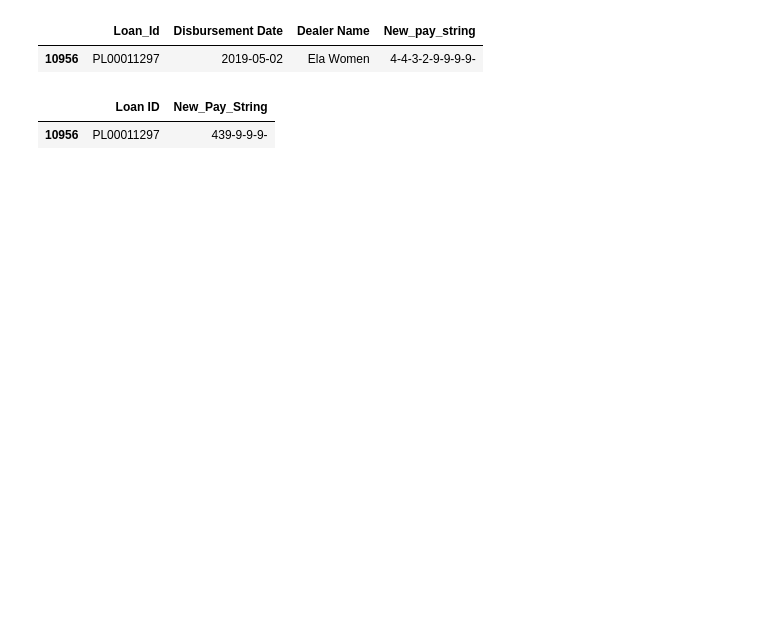
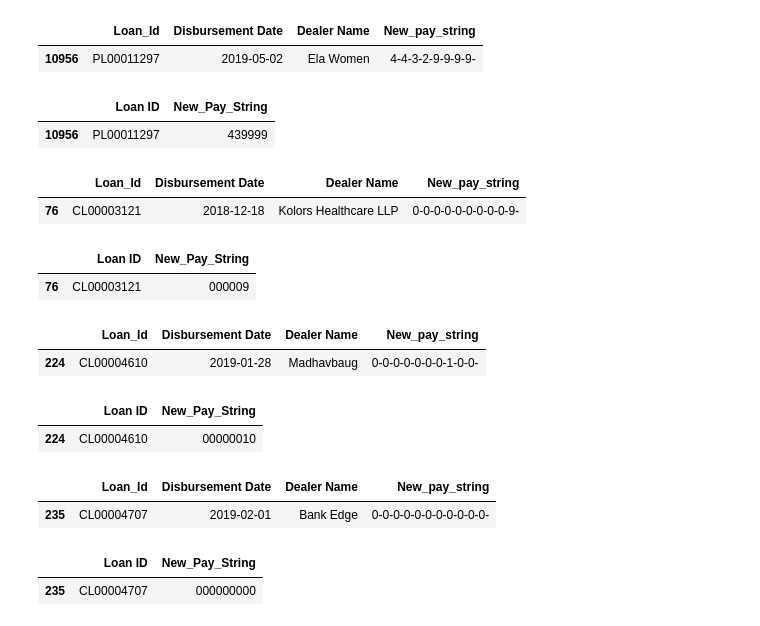
Before and after one commit to paragnayak/Data-Science, a Jupyter notebook: EMI_Date_Tracker.ipynb, the cells around one changed output. Cells and saved outputs as stored; diff of their text form; code cells hidden in the pictures; blank space fills up the shorter version.

```diff
--- a/EMI_Date_Tracker.ipynb
+++ b/EMI_Date_Tracker.ipynb
@@ -216,0 +259,9 @@ for i in range(len(data)):
+# %%
+for i in range(len(data)):
+  str1 = ''
+  if col2[i] != 0:
+    a = col2[i]
+    for j in range(len(a)):
+      delta = pd.to_datetime(a[j])-(pd.to_datetime(data['EMI Start Date'][i]) + timedelta(days=(30*j)))
+      x = delta.days
+    print(x)
@@ -725,17 +822,17 @@ float(col_3[1][1])<float(col_5[0]) # Compating the two float values.
 True
 # %%
 col_7 =[]
-for i in range(len(col_3)):
+for i in range(len(col_3)):  # The col_3 consists of the values of the Last Payment Amount column in the data frame data.
   if col_3[i]!=0:
-    x=col_3[i] + ['0','0','0','0','0','0','0','0','0','0','0','0','0','0','0','0','0','0']
+    x=col_3[i] + ['0','0','0','0','0','0','0','0','0','0','0','0','0','0','0','0','0','0','0','0','0','0','0']
     col_7.append(x)
   else:
     col_7.append(0)
 # %%
 Pay_string3 = []
-for i in range(len(data)):
+for i in range(len(col2)):
   str1= ''
-  if (col2[i] != 0) and (col_7[i]!=0):
+  if (col2[i] != 0) and (col_7[i]!=0): # Col_7 will consists of the last payment amount along with the zeroes and col2 consists of the last payment date
     a = col2[i]
     b=col_7[i]
     for j in range(len(a)):
@@ -769,7 +866,7 @@ for i in range(len(data)):
         str1 = str1 + str(2)
       elif ((x>=61) and (x<=90)) and ((float(b[j])+ float(b[j+1])+float(b[j+2]))==float(data['EMI Amount'][i])):
         str1 = str1 + str(3)
-      elif (x>=91) and ((float(b[j])+ float(b[j+1])+float(b[j+2]))==float(data['EMI Amount'][i])):
+      elif (x>90) and ((float(b[j])+ float(b[j+1])+float(b[j+2]))==float(data['EMI Amount'][i])):
         str1 = str1 +str(4)
   else:
     str1 = str1 + ''
@@ -779,16 +876,16 @@ for i in range(len(data)):
 from datetime import date
 import math
 new_list10 = []
-for i in range(len(data)):
+for i in range(len(col2)):
     str1 = ''
     delta = (pd.to_datetime(date.today())-pd.to_datetime(data['Upcoming EMI Date'][i]))
     x = delta.days
     if x<0 and (col4[i] != 0):
       str1 = str1 + ''
     elif (x>0) and (x> (int(data['No. Of Pending EMIs'][i]*30))) and (col4[i] != 0):
-      str1 = str1 + (int(data['No. Of Pending EMIs'][i])*'9-')
+      str1 = str1 + (int(data['No. Of Pending EMIs'][i])*'9')
     elif (x>0) and (x< (int(data['No. Of Pending EMIs'][i]*30))) and (col4[i] != 0):
-      str1 = str1 + (int((math.ceil(x/30)))*'9-')
+      str1 = str1 + (int((math.ceil(x/30)))*'9')
     new_list10.append(str1)
 # %%
 new_l11=[]
@@ -812,8 +940,39 @@ df_5[df_5['Loan_Id']=='PL00011297'] # The old value
 # %% [output]
 |  | Loan_Id | Disbursement Date | Dealer Name | New_pay_string |
 | 10956 | PL00011297 | 2019-05-02 | Ela Women | 4-4-3-2-9-9-9-9- |
+# %%
+
+df_l[df_l['Loan ID']=='PL00011297'] # The New revised value
+# %% [output]
+|  | Loan ID | New_Pay_String |
+| 10956 | PL00011297 | 439999 |
+# %%
+df_5[df_5['Loan_Id']=='CL00003121'] # The old value
+# %% [output]
+|  | Loan_Id | Disbursement Date | Dealer Name | New_pay_string |
+| 76 | CL00003121 | 2018-12-18 | Kolors Healthcare LLP | 0-0-0-0-0-0-0-0-0-9- |
 # %%
-df_l[df_l['Loan ID']=='PL00011297'] # The New revised value
+df_l[df_l['Loan ID']=='CL00003121'] # The New revised value
 # %% [output]
 |  | Loan ID | New_Pay_String |
-| 10956 | PL00011297 | 439-9-9-9- |
+| 76 | CL00003121 | 000009 |
+# %%
+df_5[df_5['Loan_Id']=='CL00004610'] # The old value
+# %% [output]
+|  | Loan_Id | Disbursement Date | Dealer Name | New_pay_string |
+| 224 | CL00004610 | 2019-01-28 | Madhavbaug | 0-0-0-0-0-0-0-1-0-0- |
+# %%
+df_l[df_l['Loan ID']=='CL00004610'] # The New revised value
+# %% [output]
+|  | Loan ID | New_Pay_String |
+| 224 | CL00004610 | 00000010 |
+# %%
+df_5[df_5['Loan_Id']=='CL00004707'] # The old value     # The actual value shpuld look like this ((00011111122))
+# %% [output]
+|  | Loan_Id | Disbursement Date | Dealer Name | New_pay_string |
+| 235 | CL00004707 | 2019-02-01 | Bank Edge | 0-0-0-0-0-0-0-0-0-0-0- |
+# %%
+df_l[df_l['Loan ID']=='CL00004707'] # The New revised value
+# %% [output]
+|  | Loan ID | New_Pay_String |
+| 235 | CL00004707 | 000000000 |
```
Also changed, not shown: parts of 33 cells of this notebook.
